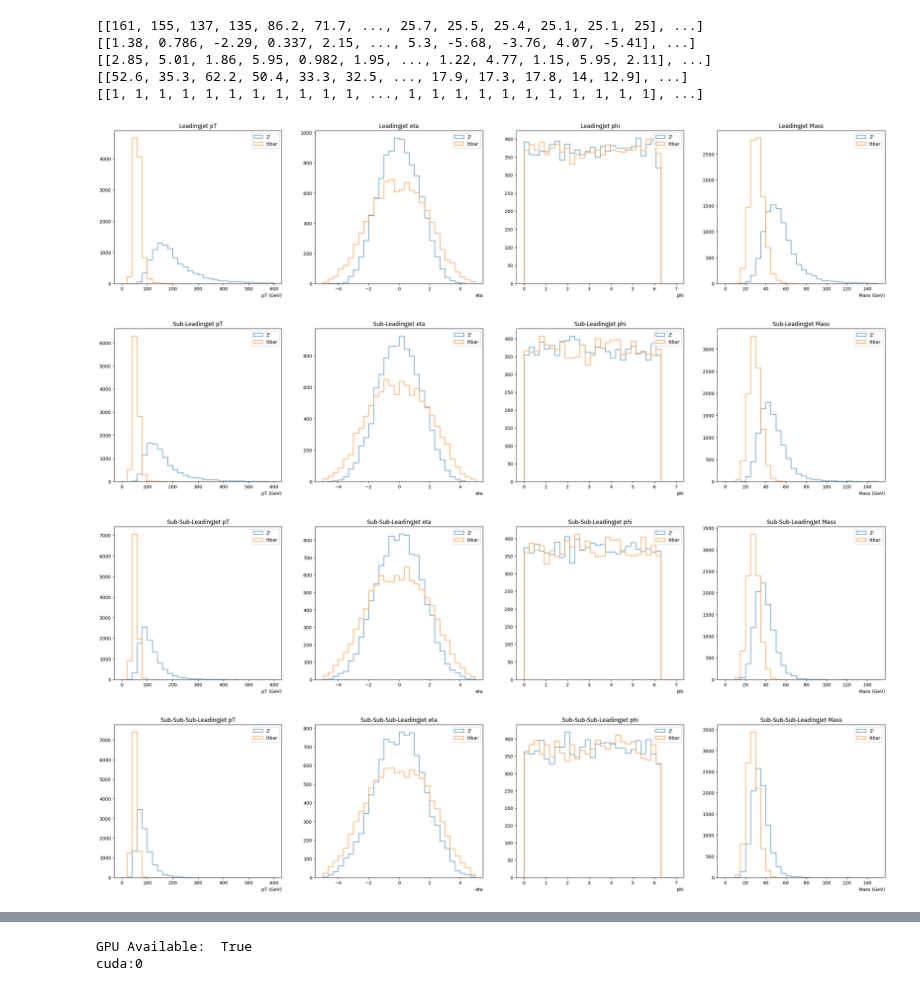
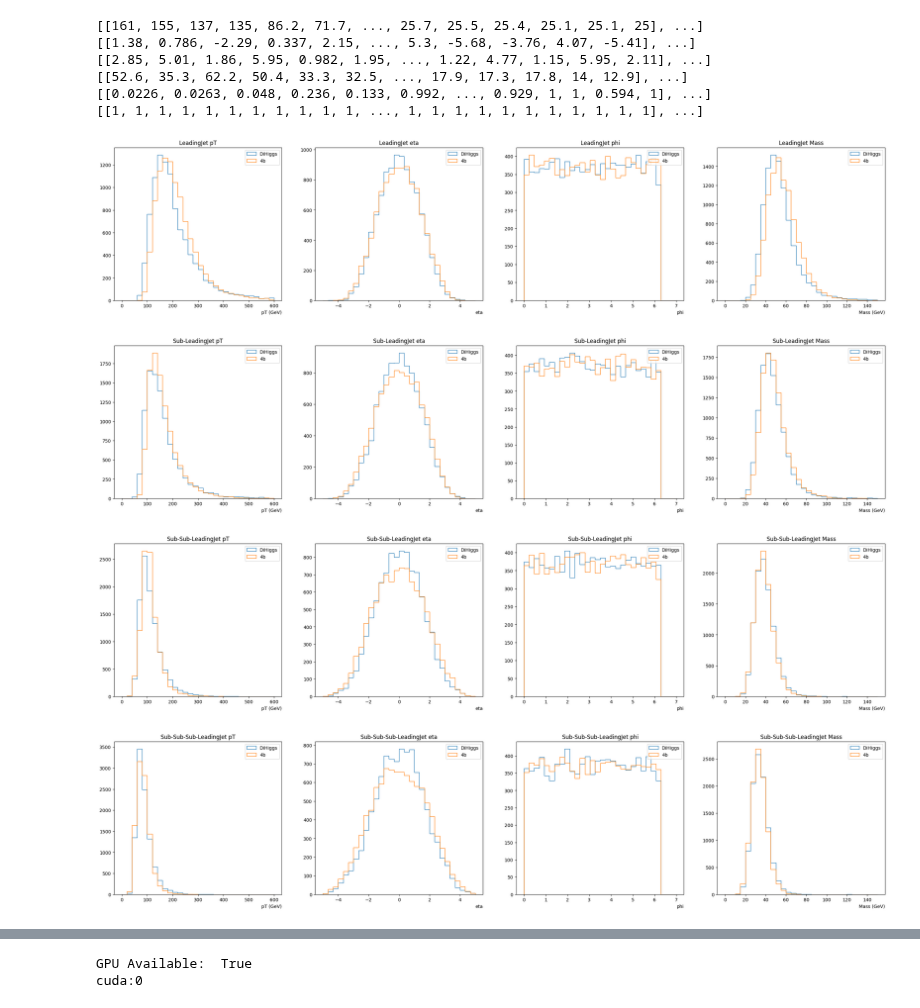
Before and after one commit to LukeV37/Pileup_Project, a Jupyter notebook: analysis/DiHiggs_4b_Attention_Classifier.ipynb, the cells around one changed output, grey strips where cells are left out. Saved outputs shown, nothing was run; the diff lists cells and outputs as text; code cells hidden in the pictures.

Commit message:
DiHiggs Results

```diff
--- a/analysis/DiHiggs_4b_Attention_Classifier.ipynb
+++ b/analysis/DiHiggs_4b_Attention_Classifier.ipynb
@@ -21,14 +21,16 @@ with uproot.open("../pythia/output/dataset_diHiggs_mu60_NumEvents10k_MinJetpT25.
     jet_eta_sig = f["jet_eta"].array()
     jet_phi_sig = f["jet_phi"].array()
     jet_m_sig = f["jet_m"].array()
+    jet_pufr_sig = f["jet_pufr_truth"].array()
     jet_label_sig = ak.ones_like(jet_pt_sig)
 
 # Load background sample into memory
-with uproot.open("../pythia/output/dataset_4b_mu60_NumEvents10k_MinJetpT25.root:fastjet") as f:
+with uproot.open("../pythia/output/dataset_4b_FILTER60_mu60_NumEvents10k_MinJetpT25.root:fastjet") as f:
     jet_pt_bkg = f["jet_pt"].array()
     jet_eta_bkg = f["jet_eta"].array()
     jet_phi_bkg = f["jet_phi"].array()
     jet_m_bkg = f["jet_m"].array()
+    jet_pufr_bkg = f["jet_pufr_truth"].array()
     jet_label_bkg = ak.zeros_like(jet_pt_bkg)
 # %%
 class Jet:
@@ -37,11 +39,12 @@ class Jet:
     It also has many useful methods to assist with data processing.
     """
     def __init__(self, feats):
-        pt, eta, phi, m, label = feats
+        pt, eta, phi, m, pufr, label = feats
         self.pt = pt
         self.eta = eta
         self.phi = phi
         self.m = m
+        self.pufr = pufr
         self.label = label
 
     def __len__(self):
@@ -52,6 +55,7 @@ class Jet:
         self.eta = self.eta[mask]
         self.phi = self.phi[mask]
         self.m = self.m[mask]
+        self.pufr = self.pufr[mask]
         self.label = self.label[mask]
 
     def return_event_idx(self):
@@ -77,18 +81,23 @@ class Jet:
         eta = self.eta[start_idx:stop_idx]
         phi = self.phi[start_idx:stop_idx]
         m = self.m[start_idx:stop_idx]
+        pufr = self.pufr[start_idx:stop_idx]
         label = self.label[start_idx:stop_idx]
-        feats = [pt,eta,phi,m,label]
+        feats = [pt,eta,phi,m,pufr,label]
         return Jet(feats)
 
-    def return_dataset(self):
-        data = ak.concatenate([self.pt[:,:,np.newaxis],self.eta[:,:,np.newaxis],self.phi[:,:,np.newaxis],self.m[:,:,np.newaxis]], axis=2)
+    def return_dataset(self, feat_names):
+        feats = {'pt': self.pt, 'eta': self.eta, 'phi': self.phi, 'm': self.m, 'pufr': self.pufr}
+        feat_list = []
+        for feat in feat_names:
+            feat_list.append(feats[feat][:,:,np.newaxis])
+        data = ak.concatenate(feat_list, axis=2)
         labels = ak.mean(self.label,axis=1)
         return data, labels
 # %%
 # Construct list of features
-feats_sig = [jet_pt_sig, jet_eta_sig, jet_phi_sig, jet_m_sig, jet_label_sig]
-feats_bkg = [jet_pt_bkg, jet_eta_bkg, jet_phi_bkg, jet_m_bkg, jet_label_bkg]
+feats_sig = [jet_pt_sig, jet_eta_sig, jet_phi_sig, jet_m_sig, jet_pufr_sig, jet_label_sig]
+feats_bkg = [jet_pt_bkg, jet_eta_bkg, jet_phi_bkg, jet_m_bkg, jet_pufr_bkg, jet_label_bkg]
 
 # Combined Signal and Background
 feats = []
@@ -103,12 +112,14 @@ print(jets.pt)
 print(jets.eta)
 print(jets.phi)
 print(jets.m)
+print(jets.pufr)
 print(jets.label)
 # %% [output]
 [[161, 155, 137, 135, 86.2, 71.7, ..., 25.7, 25.5, 25.4, 25.1, 25.1, 25], ...]
 [[1.38, 0.786, -2.29, 0.337, 2.15, ..., 5.3, -5.68, -3.76, 4.07, -5.41], ...]
 [[2.85, 5.01, 1.86, 5.95, 0.982, 1.95, ..., 1.22, 4.77, 1.15, 5.95, 2.11], ...]
 [[52.6, 35.3, 62.2, 50.4, 33.3, 32.5, ..., 17.9, 17.3, 17.8, 14, 12.9], ...]
+[[0.0226, 0.0263, 0.048, 0.236, 0.133, 0.992, ..., 0.929, 1, 1, 0.594, 1], ...]
 [[1, 1, 1, 1, 1, 1, 1, 1, 1, 1, 1, ..., 1, 1, 1, 1, 1, 1, 1, 1, 1, 1, 1], ...]
 # %%
 # Shuffle the events
@@ -139,42 +150,42 @@ sig,bkg = jets.return_event_idx()
 # %%
 sig,bkg = jets.return_event_idx()
 
 var_list = ['Leading','Sub-Leading','Sub-Sub-Leading','Sub-Sub-Sub-Leading']
 
 for i, name in enumerate(var_list):
 
     fig, (ax1, ax2, ax3, ax4) = plt.subplots(1, 4, figsize=(30, 6))
 
     ax1.set_title(name+'Jet pT')
-    ax1.hist(jets.pt[:,i][sig],histtype='step',label='Z\'',bins=30,range=(0,600))
-    ax1.hist(jets.pt[:,i][bkg],histtype='step',label='ttbar',bins=30,range=(0,600))
+    ax1.hist(jets.pt[:,i][sig],histtype='step',label='DiHiggs',bins=30,range=(0,600))
+    ax1.hist(jets.pt[:,i][bkg],histtype='step',label='4b',bins=30,range=(0,600))
     ax1.set_xlabel('pT (GeV)',loc='right')
     ax1.legend(loc='upper right')
 
     ax2.set_title(name+'Jet eta')
-    ax2.hist(jets.eta[:,i][sig],histtype='step',label='Z\'',bins=30,range=(-5,5))
-    ax2.hist(jets.eta[:,i][bkg],histtype='step',label='ttbar',bins=30,range=(-5,5))
+    ax2.hist(jets.eta[:,i][sig],histtype='step',label='DiHiggs',bins=30,range=(-5,5))
+    ax2.hist(jets.eta[:,i][bkg],histtype='step',label='4b',bins=30,range=(-5,5))
     ax2.set_xlabel('eta',loc='right')
     ax2.legend(loc='upper right')
 
 
     ax3.set_title(name+'Jet phi')
-    ax3.hist(jets.phi[:,i][sig],histtype='step',label='Z\'',bins=30,range=(0,7))
-    ax3.hist(jets.phi[:,i][bkg],histtype='step',label='ttbar',bins=30,range=(0,7))
+    ax3.hist(jets.phi[:,i][sig],histtype='step',label='DiHiggs',bins=30,range=(0,7))
+    ax3.hist(jets.phi[:,i][bkg],histtype='step',label='4b',bins=30,range=(0,7))
     ax3.set_xlabel('phi',loc='right')
     ax3.legend(loc='upper right')
 
     ax4.set_title(name+'Jet Mass')
-    ax4.hist(jets.m[:,i][sig],histtype='step',label='Z\'',bins=30,range=(0,150))
-    ax4.hist(jets.m[:,i][bkg],histtype='step',label='ttbar',bins=30,range=(0,150))
+    ax4.hist(jets.m[:,i][sig],histtype='step',label='DiHiggs',bins=30,range=(0,150))
+    ax4.hist(jets.m[:,i][bkg],histtype='step',label='4b',bins=30,range=(0,150))
     ax4.set_xlabel('Mass (GeV)',loc='right')
     ax4.legend(loc='upper right')
     plt.show()
 # %% [output]
-[figure, old version]
+[figure, new version]
-[figure, old version]
+[figure, new version]
-[figure, old version]
+[figure, new version]
-[figure, old version]
+[figure, new version]
 # %%
 def test_val_train_split(Jets):
     num_events = len(Jets)
```
Also changed, not shown: parts of 8 cells of this notebook.
